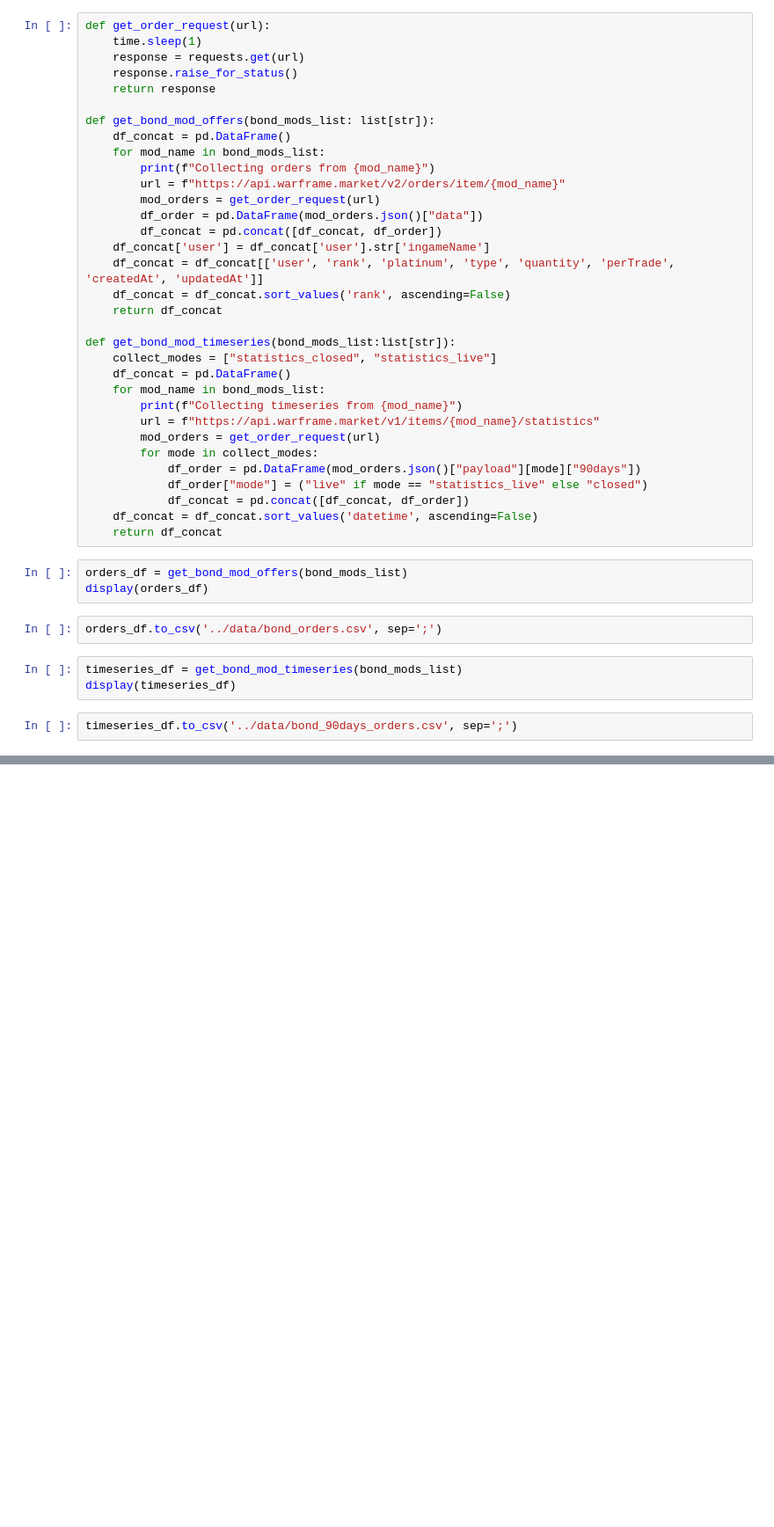
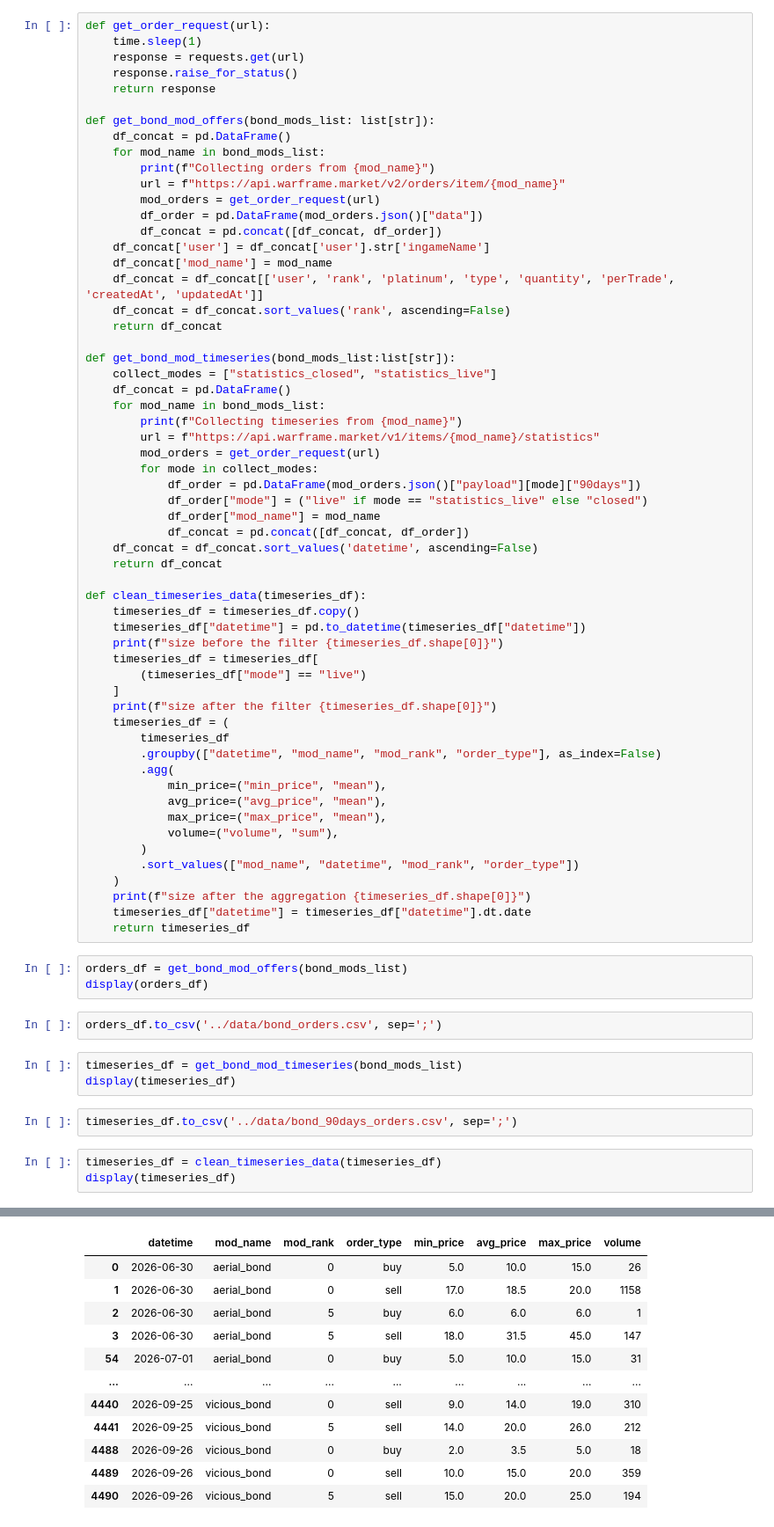
Before and after one commit to LucasGTeixeira/Data_Science_Lab, a Jupyter notebook: Laboratoy/01-warframe-market-analysis/engineering/api_call_tests.ipynb, the cells around one changed output, grey strips where cells are left out. Shown at 88% size. Cells and saved outputs as stored; diff of their text form; blank space fills up the shorter version.

```diff
--- a/Laboratoy/01-warframe-market-analysis/engineering/api_call_tests.ipynb
+++ b/Laboratoy/01-warframe-market-analysis/engineering/api_call_tests.ipynb
@@ -36,6 +37,7 @@ def get_bond_mod_offers(bond_mods_list: list[str]):
         df_order = pd.DataFrame(mod_orders.json()["data"])
         df_concat = pd.concat([df_concat, df_order])
     df_concat['user'] = df_concat['user'].str['ingameName']
+    df_concat['mod_name'] = mod_name
     df_concat = df_concat[['user', 'rank', 'platinum', 'type', 'quantity', 'perTrade', 'createdAt', 'updatedAt']]
     df_concat = df_concat.sort_values('rank', ascending=False)
     return df_concat
@@ -50,9 +52,33 @@ def get_bond_mod_timeseries(bond_mods_list:list[str]):
         for mode in collect_modes:
             df_order = pd.DataFrame(mod_orders.json()["payload"][mode]["90days"])
             df_order["mode"] = ("live" if mode == "statistics_live" else "closed")
+            df_order["mod_name"] = mod_name
             df_concat = pd.concat([df_concat, df_order])
     df_concat = df_concat.sort_values('datetime', ascending=False)
     return df_concat
+
+def clean_timeseries_data(timeseries_df):
+    timeseries_df = timeseries_df.copy()
+    timeseries_df["datetime"] = pd.to_datetime(timeseries_df["datetime"])
+    print(f"size before the filter {timeseries_df.shape[0]}")
+    timeseries_df = timeseries_df[
+        (timeseries_df["mode"] == "live")
+    ]
+    print(f"size after the filter {timeseries_df.shape[0]}")
+    timeseries_df = (
+        timeseries_df
+        .groupby(["datetime", "mod_name", "mod_rank", "order_type"], as_index=False)
+        .agg(
+            min_price=("min_price", "mean"),
+            avg_price=("avg_price", "mean"),
+            max_price=("max_price", "mean"),
+            volume=("volume", "sum"),
+        )
+        .sort_values(["mod_name", "datetime", "mod_rank", "order_type"])
+    )
+    print(f"size after the aggregation {timeseries_df.shape[0]}")
+    timeseries_df["datetime"] = timeseries_df["datetime"].dt.date
+    return timeseries_df
 # %%
 orders_df = get_bond_mod_offers(bond_mods_list)
 display(orders_df)
@@ -63,3 +89,7 @@ timeseries_df = get_bond_mod_timeseries(bond_mods_list)
 display(timeseries_df)
 # %%
 timeseries_df.to_csv('../data/bond_90days_orders.csv', sep=';')
+# %%
+timeseries_df = clean_timeseries_data(timeseries_df)
+display(timeseries_df)
+# %% [output]
@@ -65,0 +99,12 @@ timeseries_df.to_csv('../data/bond_90days_orders.csv', sep=';')
+|  | datetime | mod_name | mod_rank | order_type | min_price | avg_price | max_price | volume |
+| 0 | 2026-06-30 | aerial_bond | 0 | buy | 5.0 | 10.0 | 15.0 | 26 |
+| 1 | 2026-06-30 | aerial_bond | 0 | sell | 17.0 | 18.5 | 20.0 | 1158 |
+| 2 | 2026-06-30 | aerial_bond | 5 | buy | 6.0 | 6.0 | 6.0 | 1 |
+| 3 | 2026-06-30 | aerial_bond | 5 | sell | 18.0 | 31.5 | 45.0 | 147 |
+| 54 | 2026-07-01 | aerial_bond | 0 | buy | 5.0 | 10.0 | 15.0 | 31 |
+| ... | ... | ... | ... | ... | ... | ... | ... | ... |
+| 4440 | 2026-09-25 | vicious_bond | 0 | sell | 9.0 | 14.0 | 19.0 | 310 |
+| 4441 | 2026-09-25 | vicious_bond | 5 | sell | 14.0 | 20.0 | 26.0 | 212 |
+| 4488 | 2026-09-26 | vicious_bond | 0 | buy | 2.0 | 3.5 | 5.0 | 18 |
+| 4489 | 2026-09-26 | vicious_bond | 0 | sell | 10.0 | 15.0 | 20.0 | 359 |
+| 4490 | 2026-09-26 | vicious_bond | 5 | sell | 15.0 | 20.0 | 25.0 | 194 |
```
Also changed, not shown: parts of 3 cells of this notebook.
